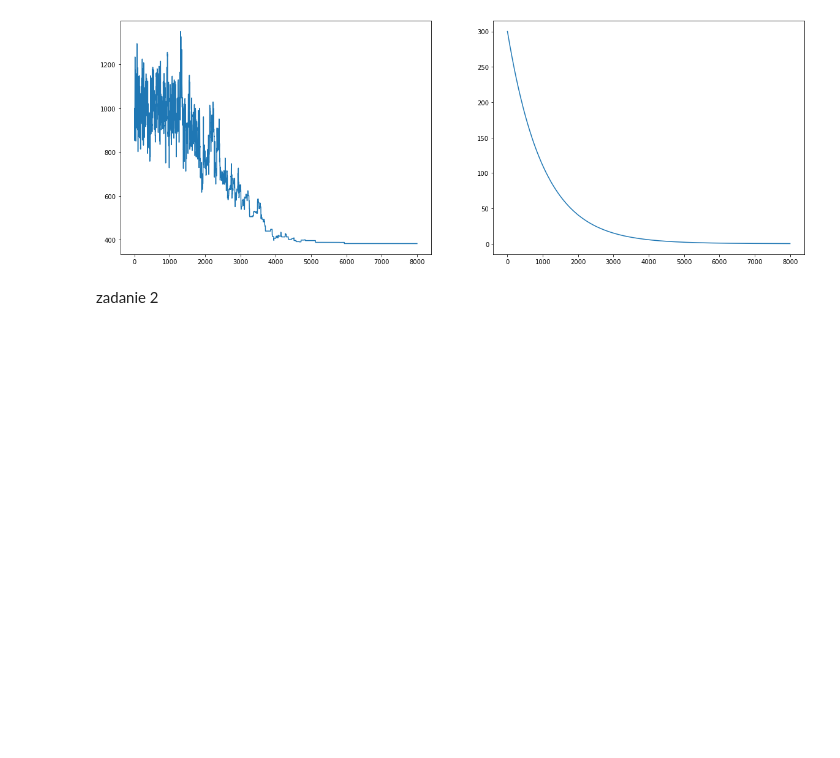
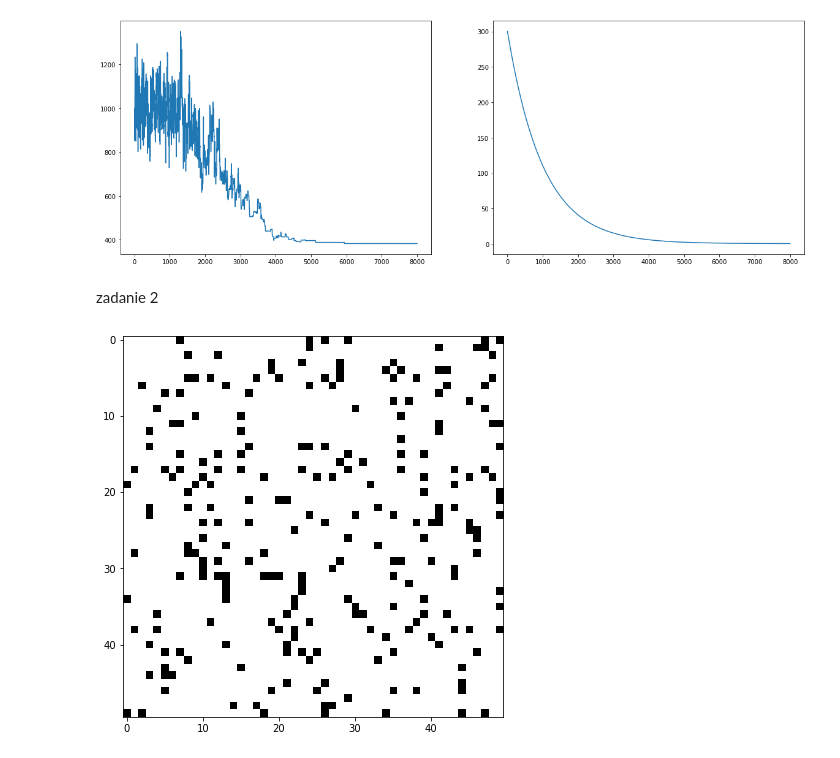
Before and after one commit to maati01/MOwNiT, a Jupyter notebook: lab04/lab04.ipynb, the cells around one changed output. Saved outputs shown, nothing was run; the diff lists cells and outputs as text; code cells hidden in the pictures; blank space fills up the shorter version.

```diff
--- a/lab04/lab04.ipynb
+++ b/lab04/lab04.ipynb
@@ -201,3 +201,19 @@ run(state,show_costs=True)
 [figure]
 # %% [markdown]
 zadanie 2
+# %%
+from matplotlib.colors import LinearSegmentedColormap
+
+class BinaryImageProblem:
+    pass
+
+def generate_image(n, probability):
+    return np.array([[np.random.binomial(1, probability) for _ in range(n)] for _ in range(n)])
+
+state_1 = generate_image(50,0.1)
+fig=plt.figure(figsize=(20, 7))
+cmap = LinearSegmentedColormap.from_list('', ['white','black'], 2)
+plt.imshow(state_1, cmap=cmap)
+plt.show()
+# %% [output]
+[figure, added]
```
